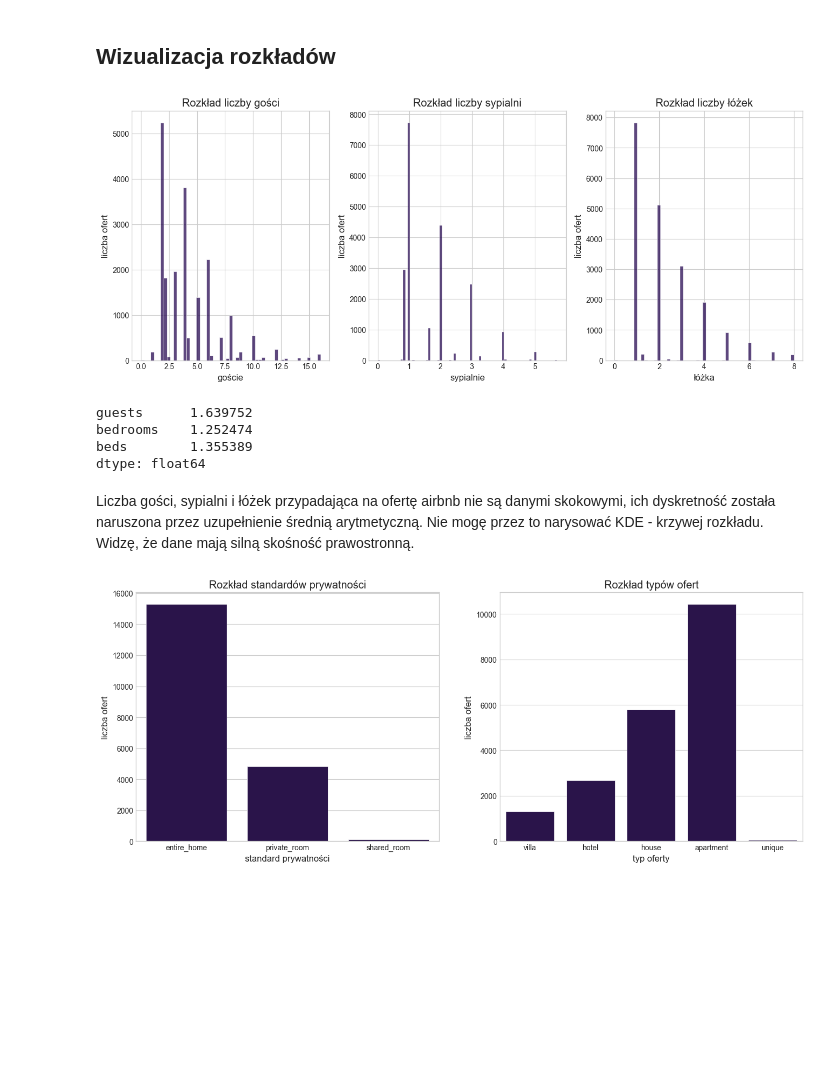
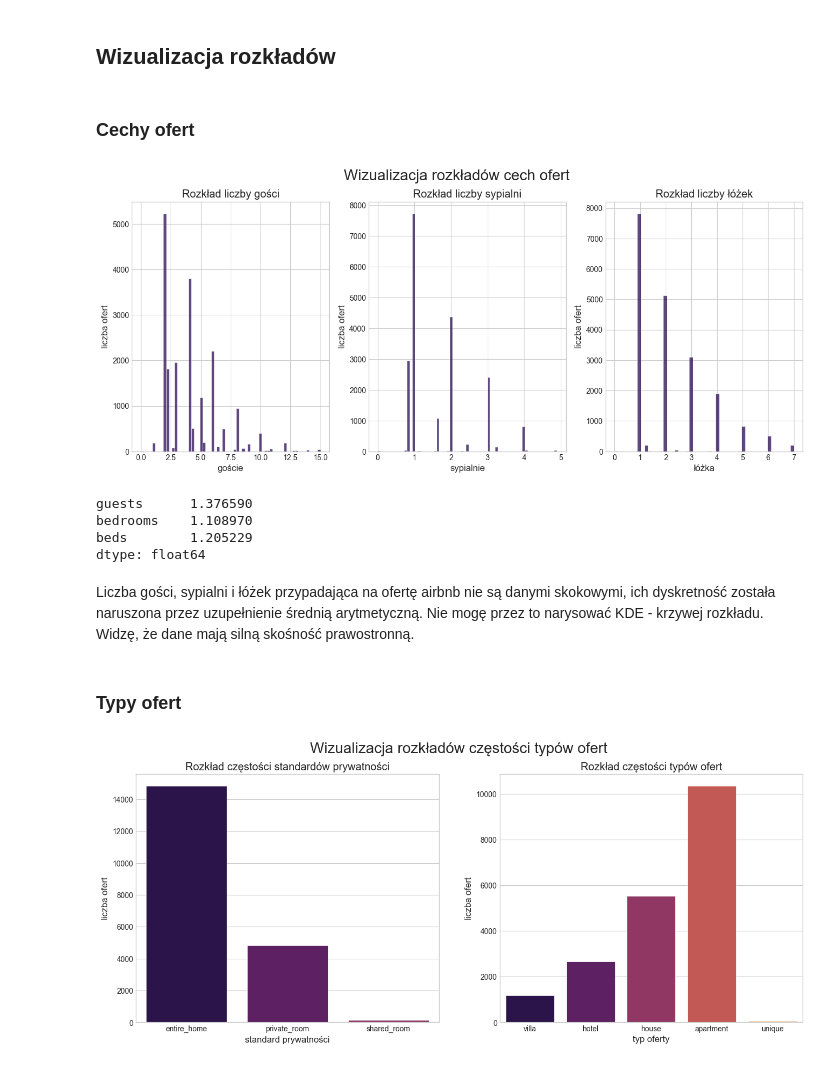
Before and after one commit to szczypiorecz3k/airbnb_project, a Jupyter notebook: raport.ipynb, the cells around one changed output. Saved outputs shown, nothing was run; the diff lists cells and outputs as text; code cells hidden in the pictures; blank space fills up the shorter version.

```diff
--- a/raport.ipynb
+++ b/raport.ipynb
@@ -354,9 +356,13 @@ listings_df.describe()
 # %% [markdown]
 ### Usunięcie lokalizacji z odsatjącą liczbą gości
 # %%
-listings_df=listings_df[listings_df['guests'].quantile(0.99)]
+listings_df=listings_df[listings_df['guests']<listings_df['guests'].quantile(0.99)]
 listings_df=listings_df[listings_df['bedrooms']<listings_df['bedrooms'].quantile(0.99)]
 listings_df=listings_df[listings_df['beds']<listings_df['beds'].quantile(0.99)]
+# %%
+listings_df=listings_df[listings_df['guests']>=1]
+listings_df=listings_df[listings_df['bedrooms']>=1]
+listings_df=listings_df[listings_df['beds']>=1]
 # %% [markdown]
 ## Edycja danych
 
@@ -578,46 +586,52 @@ sns.set_palette("inferno")
 plt.rcParams['figure.figsize'] = [6, 4]
 # %% [markdown]
 ## Wizualizacja rozkładów
+# %% [markdown]
+### Cechy ofert
 # %%
 fig, axes = plt.subplots(1,3, figsize=(16,6))
+fig.suptitle('Wizualizacja rozkładów cech ofert', fontsize=20)
 
 sns.histplot(data=listings_df, x='guests',ax=axes[0])
 axes[0].set_title('Rozkład liczby gości')
 axes[0].set_xlabel('goście')
 
 sns.histplot(data=listings_df, x='bedrooms', ax=axes[1])
 axes[1].set_title('Rozkład liczby sypialni')
 axes[1].set_xlabel('sypialnie')
 
 sns.histplot(data=listings_df, x='beds', ax=axes[2])
 axes[2].set_title('Rozkład liczby łóżek')
 axes[2].set_xlabel('łóżka')
 
 for i in range(3):
     axes[i].set_ylabel('liczba ofert')
 # %% [output]
-[figure, old version]
+[figure, new version]
 # %%
 listings_df[['guests', 'bedrooms', 'beds']].skew()
 # %% [output]
-guests      1.639752
-bedrooms    1.252474
-beds        1.355389
+guests      1.376590
+bedrooms    1.108970
+beds        1.205229
 dtype: float64
 # %% [markdown]
 Liczba gości, sypialni i łóżek przypadająca na ofertę airbnb nie są danymi skokowymi, ich dyskretność została naruszona przez uzupełnienie średnią arytmetyczną. Nie mogę przez to narysować KDE - krzywej rozkładu. Widzę, że dane mają silną skośność prawostronną.
+# %% [markdown]
+### Typy ofert
 # %%
 fig, axes = plt.subplots(1,2, figsize=(16,6))
+fig.suptitle('Wizualizacja rozkładów częstości typów ofert', fontsize=20)
 
-sns.countplot(data=listings_df, x='room_type',ax=axes[0])
-axes[0].set_title('Rozkład standardów prywatności')
+sns.countplot(data=listings_df, x='room_type', hue='room_type',ax=axes[0])
+axes[0].set_title('Rozkład częstości standardów prywatności')
 axes[0].set_xlabel('standard prywatności')
 
-sns.countplot(data=listings_df, x='listing_type', ax=axes[1])
-axes[1].set_title('Rozkład typów ofert')
+sns.countplot(data=listings_df, x='listing_type',hue='listing_type', ax=axes[1])
+axes[1].set_title('Rozkład częstości typów ofert')
 axes[1].set_xlabel('typ oferty')
 
 for i in range(2):
     axes[i].set_ylabel('liczba ofert')
 # %% [output]
-[figure, old version]
+[figure, new version]
```
Also changed, not shown: parts of 31 cells of this notebook, 3 other files.
